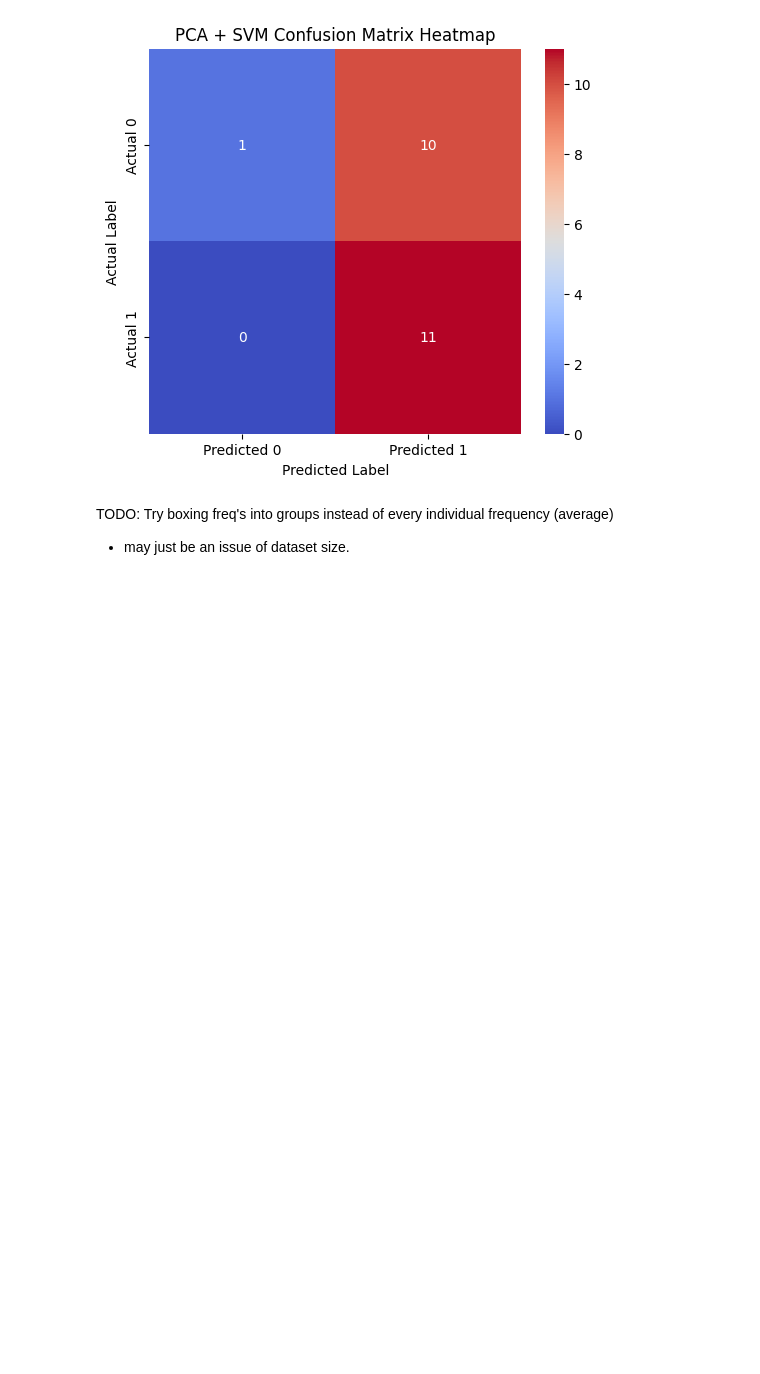
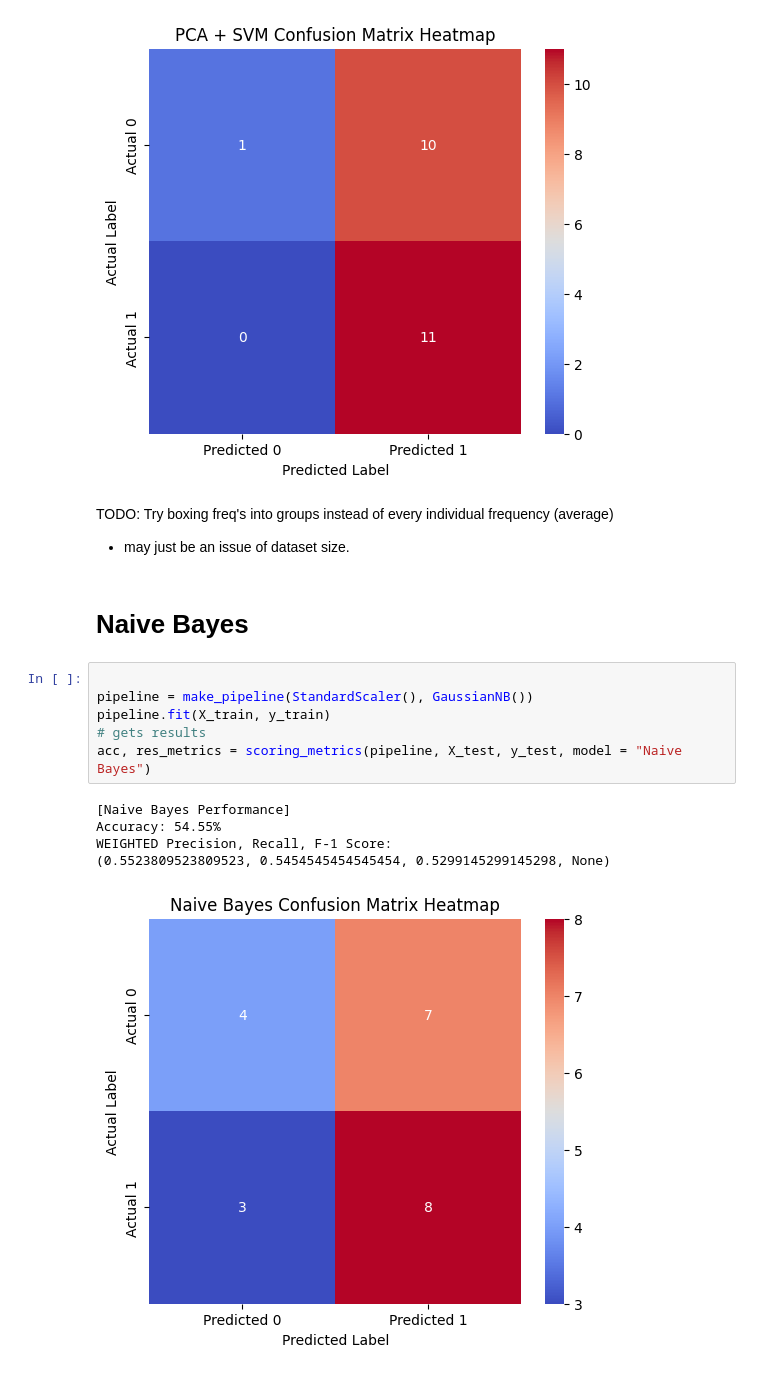
Before and after one commit to GarveyJLi/alzheimers-eeg-classification, a Jupyter notebook: modeling.ipynb, the cells around one changed output. Saved outputs shown, nothing was run; the diff lists cells and outputs as text; blank space fills up the shorter version.

Commit message:
testing other models, dtc looks good

```diff
--- a/modeling.ipynb
+++ b/modeling.ipynb
@@ -160,3 +163,17 @@ WEIGHTED Precision, Recall, F-1 Score:
 TODO: Try boxing freq's into groups instead of every individual frequency (average)
 
 * may just be an issue of dataset size.
+# %% [markdown]
+# Naive Bayes
+# %%
+
+pipeline = make_pipeline(StandardScaler(), GaussianNB())
+pipeline.fit(X_train, y_train)
+# gets results
+acc, res_metrics = scoring_metrics(pipeline, X_test, y_test, model = "Naive Bayes")
+# %% [output]
+[Naive Bayes Performance]
+Accuracy: 54.55%
+WEIGHTED Precision, Recall, F-1 Score:
+(0.5523809523809523, 0.5454545454545454, 0.5299145299145298, None)
+[figure, added]
```
Also changed, not shown: parts of 6 cells of this notebook.
